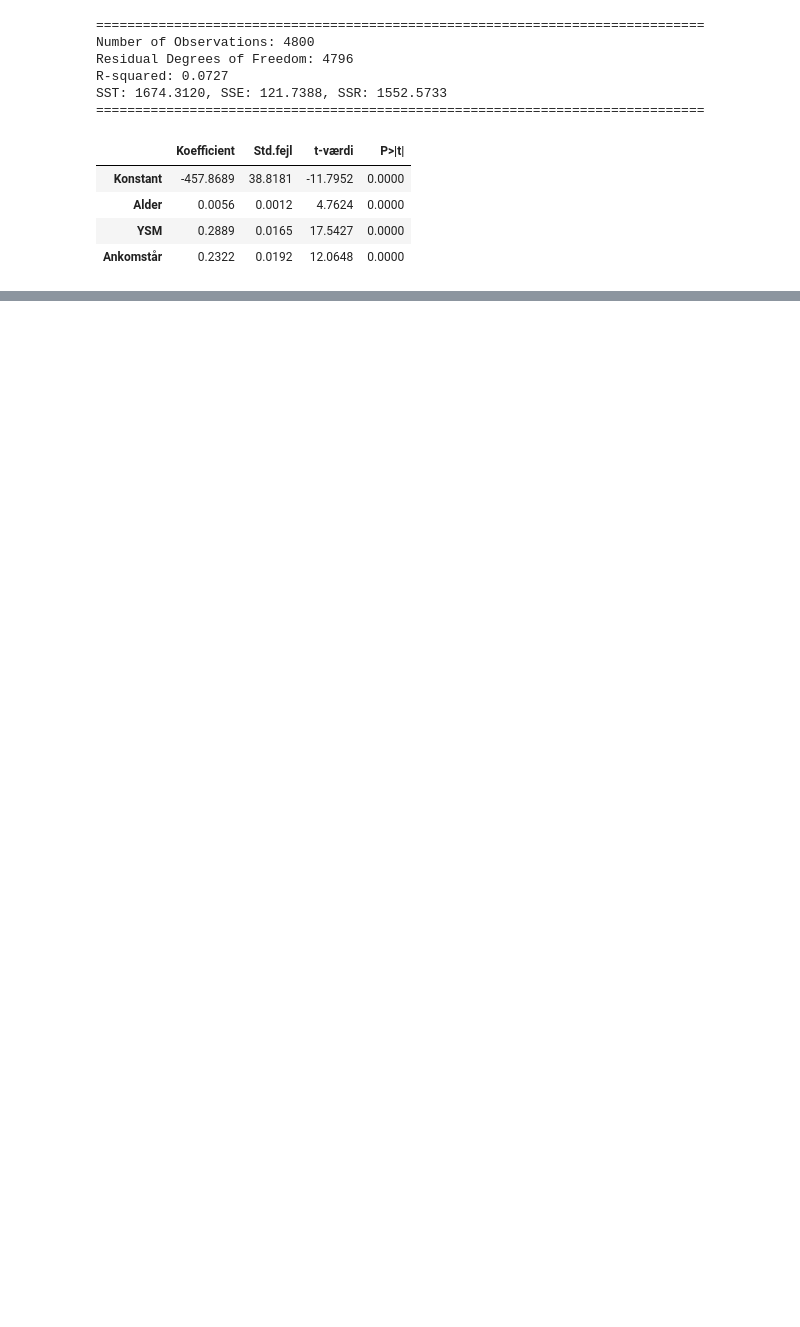
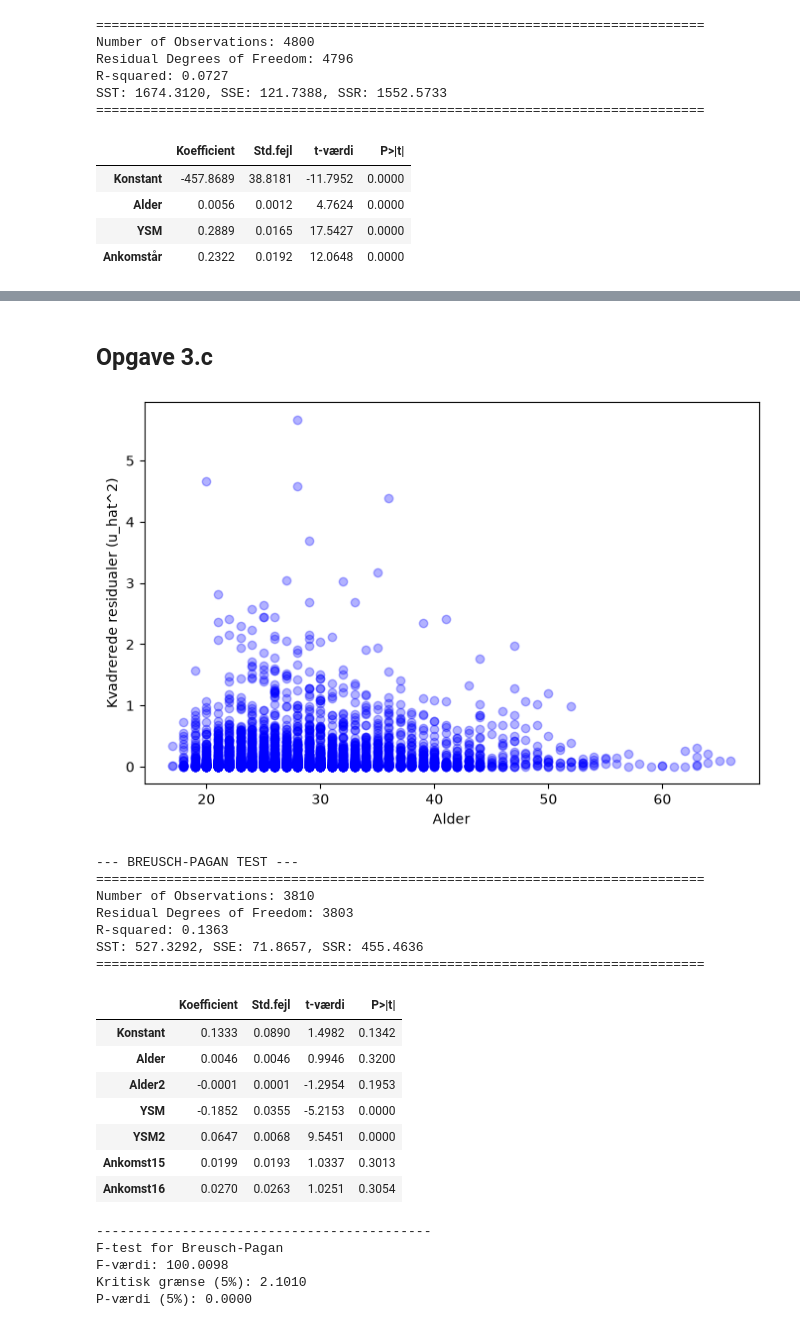
Before and after one commit to Seibouu/EconometricsA, a Jupyter notebook: 3_assignments/A2/A2.ipynb, the cells around one changed output, grey strips where cells are left out. Cells and saved outputs as stored; diff of their text form; code cells hidden in the pictures; blank space fills up the shorter version.

```diff
--- a/3_assignments/A2/A2.ipynb
+++ b/3_assignments/A2/A2.ipynb
@@ -157,0 +171,12 @@ SST: 1674.3120, SSE: 121.7388, SSR: 1552.5733
+# %%
+df['const'] = 1
+df['alder2'] = df['alder']**2
+df['YSM2'] = df['YSM']**2
+df['kohorte15'] = (df['ankomstaar'] == 2015).astype(int)
+df['kohorte16'] = (df['ankomstaar'] == 2016).astype(int)
+
+y_3 = df['ln_aarslon'].values
+X_3 = df[['const', 'alder','alder2', 'YSM', 'YSM2','kohorte15', 'kohorte16']].values
+
+navne_3 = ['Konstant', 'Alder','Alder2', 'YSM','YSM2' ,'Kohorte15', 'Kohorte16']
+OLS_ren(X_3, y_3, navne_3)
@@ -157,0 +280,47 @@ SST: 1674.3120, SSE: 121.7388, SSR: 1552.5733
+# %% [markdown]
+## Opgave 3.c
+# %%
+df_mand = df[df['mand'] == 1.0].copy()
+X_mand = df_mand[['const', 'alder', 'alder2', 'YSM', 'YSM2', 'kohorte15', 'kohorte16']].astype(float).values
+y_mand = df_mand['ln_aarslon'].astype(float).values
+navne_mand = ['Konstant', 'Alder', 'Alder2', 'YSM', 'YSM2', 'Ankomst15', 'Ankomst16']
+
+X_T_X_inv = np.linalg.inv(X_mand.T @ X_mand)
+betahat_m = X_T_X_inv @ X_mand.T @ y_mand
+y_hat_m = X_mand @ betahat_m
+u_hat_m = y_mand - y_hat_m
+u_hat_sq = u_hat_m**2
+
+plt.figure(figsize=(8, 5))
+plt.scatter(df_mand['alder'], u_hat_sq, alpha=0.3, color='blue')
+plt.xlabel('Alder')
+plt.ylabel('Kvadrerede residualer (u_hat^2)')
+plt.show()
+
+print("\n--- BREUSCH-PAGAN TEST ---")
+OLS_ren(X_mand, u_hat_sq, navne_mand)
+print("-------------------------------------------")
+print("F-test for Breusch-Pagan")
+F_test(527.3292, 455.4636, 6, 3803)
+# %% [output]
+[figure, added]
+--- BREUSCH-PAGAN TEST ---
+==============================================================================
+Number of Observations: 3810
+Residual Degrees of Freedom: 3803
+R-squared: 0.1363
+SST: 527.3292, SSE: 71.8657, SSR: 455.4636
+==============================================================================
+|  | Koefficient | Std.fejl | t-værdi | P>|t| |
+| Konstant | 0.1333 | 0.0890 | 1.4982 | 0.1342 |
+| Alder | 0.0046 | 0.0046 | 0.9946 | 0.3200 |
+| Alder2 | -0.0001 | 0.0001 | -1.2954 | 0.1953 |
+| YSM | -0.1852 | 0.0355 | -5.2153 | 0.0000 |
+| YSM2 | 0.0647 | 0.0068 | 9.5451 | 0.0000 |
+| Ankomst15 | 0.0199 | 0.0193 | 1.0337 | 0.3013 |
+| Ankomst16 | 0.0270 | 0.0263 | 1.0251 | 0.3054 |
+-------------------------------------------
+F-test for Breusch-Pagan
+F-værdi: 100.0098
+Kritisk grænse (5%): 2.1010
+P-værdi (5%): 0.0000
```
Also changed, not shown: parts of 22 cells of this notebook, 1 other file.
